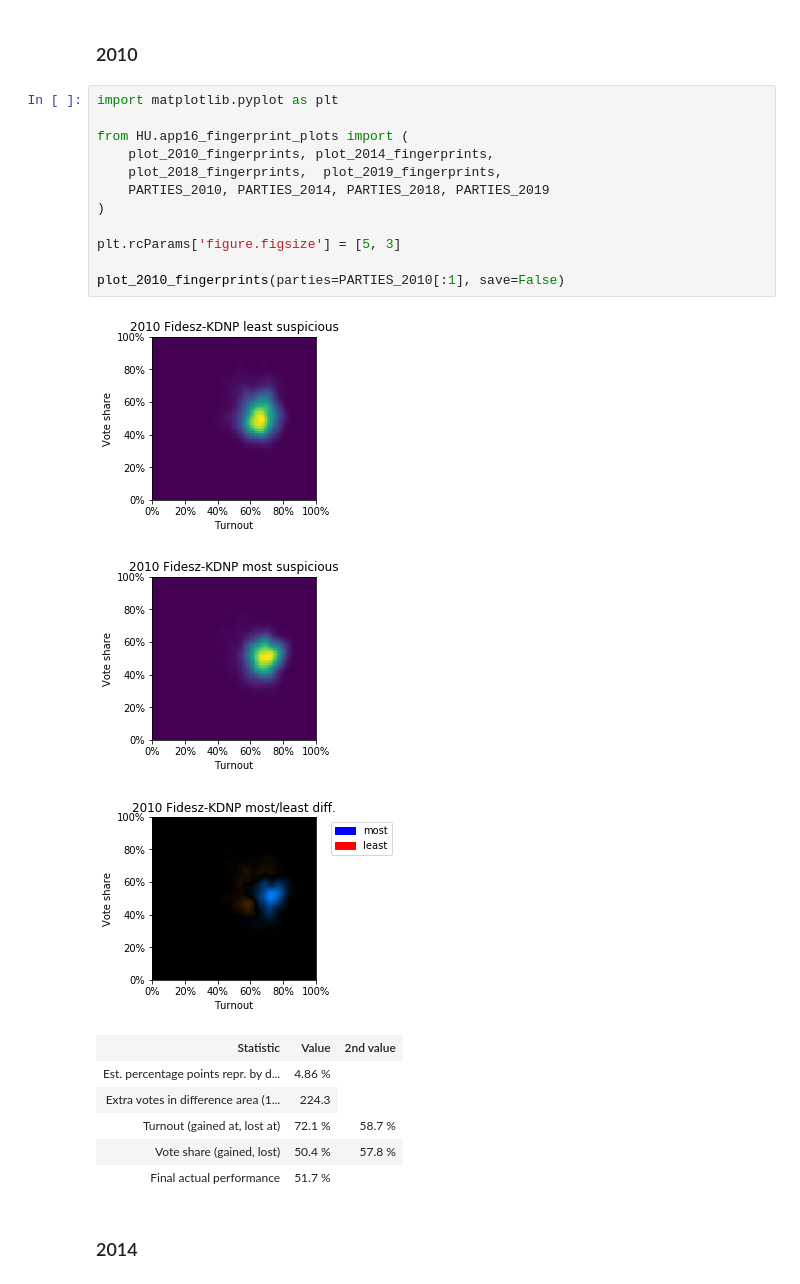
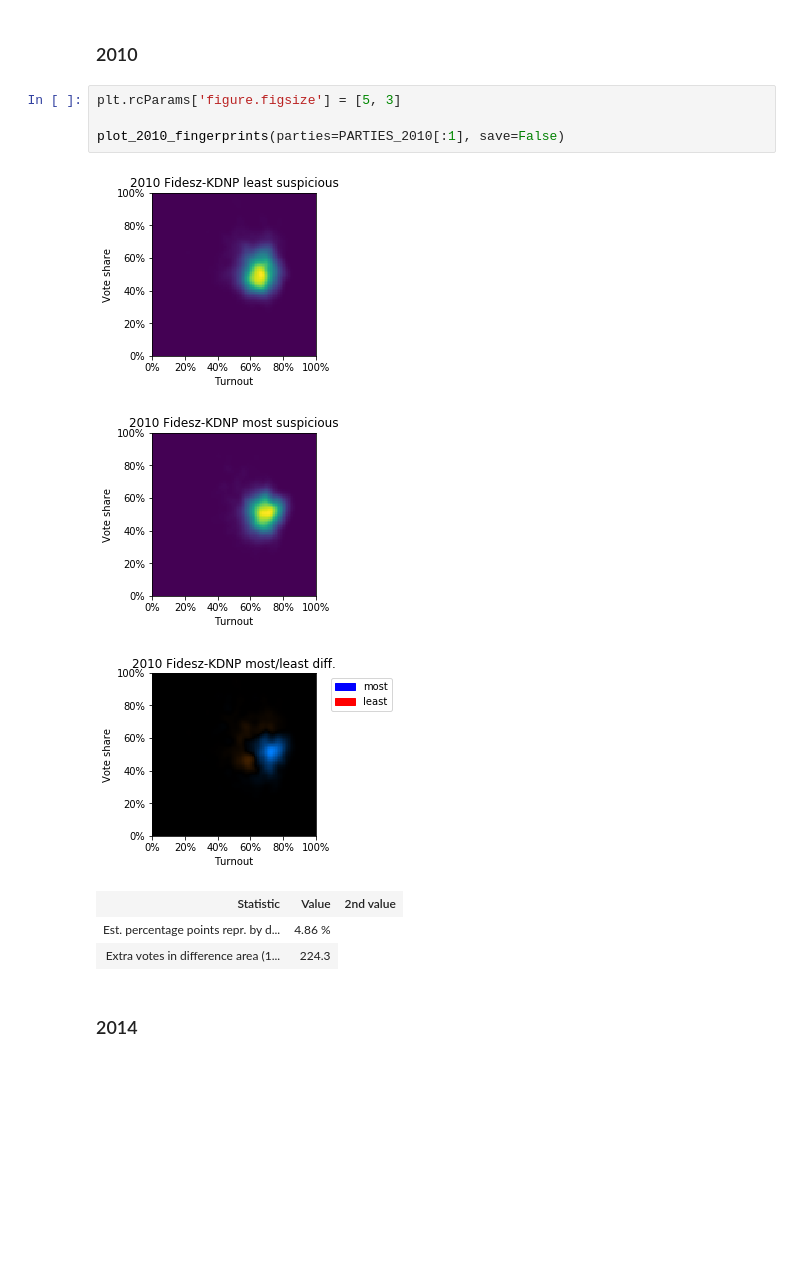
Before and after one commit to brezniczky/ep_elections_2019_hun, a Jupyter notebook: report.ipynb, the cells around one changed output. Cells and saved outputs as stored; diff of their text form; blank space fills up the shorter version.

```diff
--- a/report.ipynb
+++ b/report.ipynb
@@ -504,27 +504,16 @@ plt.rcParams['figure.figsize'] = [5, 3]
 # %% [markdown]
 ### 2010
 # %%
-import matplotlib.pyplot as plt
-
-from HU.app16_fingerprint_plots import (
-    plot_2010_fingerprints, plot_2014_fingerprints,
-    plot_2018_fingerprints,  plot_2019_fingerprints,
-    PARTIES_2010, PARTIES_2014, PARTIES_2018, PARTIES_2019
-)
-
 plt.rcParams['figure.figsize'] = [5, 3]
 
 plot_2010_fingerprints(parties=PARTIES_2010[:1], save=False)
 # %% [output]
 [figure]
 [figure]
 [figure]
 | Statistic | Value | 2nd value |
 | Est. percentage points repr. by d... | 4.86 % |
 | Extra votes in difference area (1... | 224.3 |
-| Turnout (gained at, lost at) | 72.1 % | 58.7 % |
-| Vote share (gained, lost) | 50.4 % | 57.8 % |
-| Final actual performance | 51.7 % |
 # %% [markdown]
 ### 2014
 # %%
```
Also changed, not shown: parts of 8 cells of this notebook, 1 other file.
